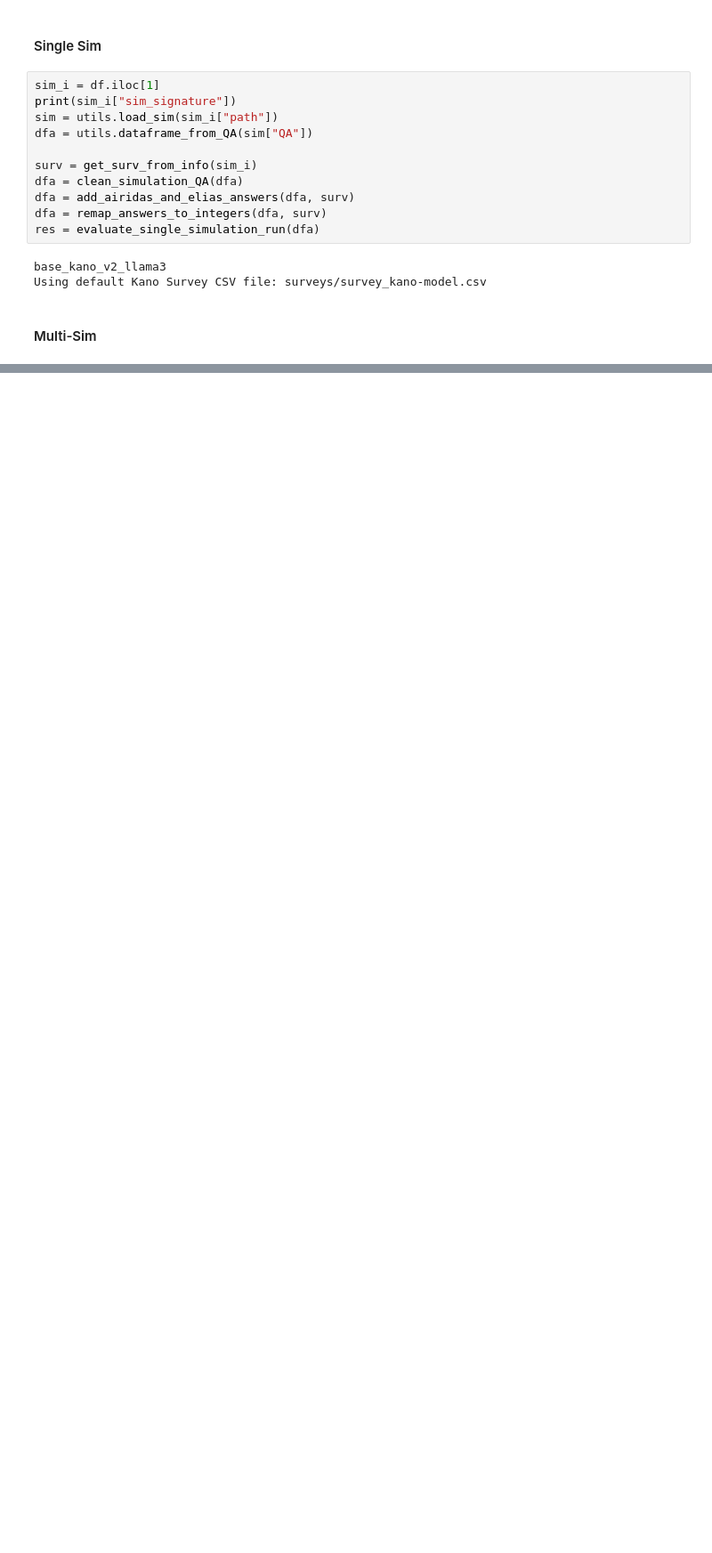
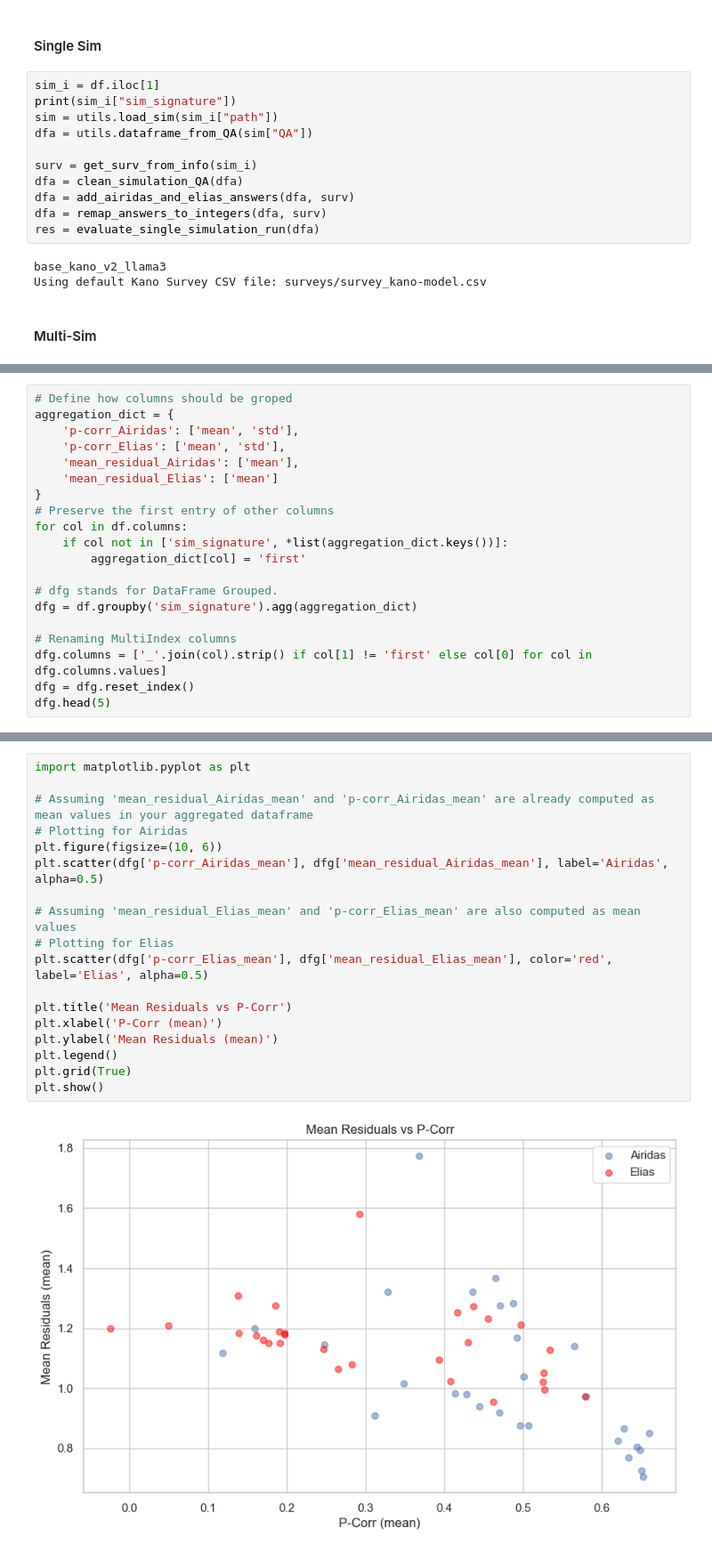
Before and after one commit to Brikas/Thesis, a Jupyter notebook: airidas.ipynb, the cells around one changed output, grey strips where cells are left out. Shown at 89% size. Cells and saved outputs as stored; diff of their text form; blank space fills up the shorter version.

Commit message:
some sexy aggregated analysis and vizuals

```diff
--- a/airidas.ipynb
+++ b/airidas.ipynb
@@ -1309,0 +1348,20 @@ df
+# %%
+# Define how columns should be groped
+aggregation_dict = {
+    'p-corr_Airidas': ['mean', 'std'],
+    'p-corr_Elias': ['mean', 'std'],
+    'mean_residual_Airidas': ['mean'],
+    'mean_residual_Elias': ['mean']
+}
+# Preserve the first entry of other columns
+for col in df.columns:
+    if col not in ['sim_signature', *list(aggregation_dict.keys())]:
+        aggregation_dict[col] = 'first'
+
+# dfg stands for DataFrame Grouped.
+dfg = df.groupby('sim_signature').agg(aggregation_dict)
+
+# Renaming MultiIndex columns
+dfg.columns = ['_'.join(col).strip() if col[1] != 'first' else col[0] for col in dfg.columns.values]
+dfg = dfg.reset_index()
+dfg.head(5)
@@ -1309,0 +1370,20 @@ df
+# %%
+import matplotlib.pyplot as plt
+
+# Assuming 'mean_residual_Airidas_mean' and 'p-corr_Airidas_mean' are already computed as mean values in your aggregated dataframe
+# Plotting for Airidas
+plt.figure(figsize=(10, 6))
+plt.scatter(dfg['p-corr_Airidas_mean'], dfg['mean_residual_Airidas_mean'], label='Airidas', alpha=0.5)
+
+# Assuming 'mean_residual_Elias_mean' and 'p-corr_Elias_mean' are also computed as mean values
+# Plotting for Elias
+plt.scatter(dfg['p-corr_Elias_mean'], dfg['mean_residual_Elias_mean'], color='red', label='Elias', alpha=0.5)
+
+plt.title('Mean Residuals vs P-Corr')
+plt.xlabel('P-Corr (mean)')
+plt.ylabel('Mean Residuals (mean)')
+plt.legend()
+plt.grid(True)
+plt.show()
+# %% [output]
+[figure, added]
```
Also changed, not shown: parts of 10 cells of this notebook, 1 other file.
